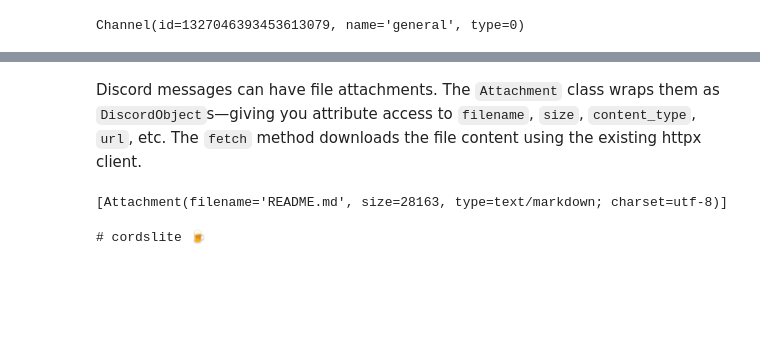
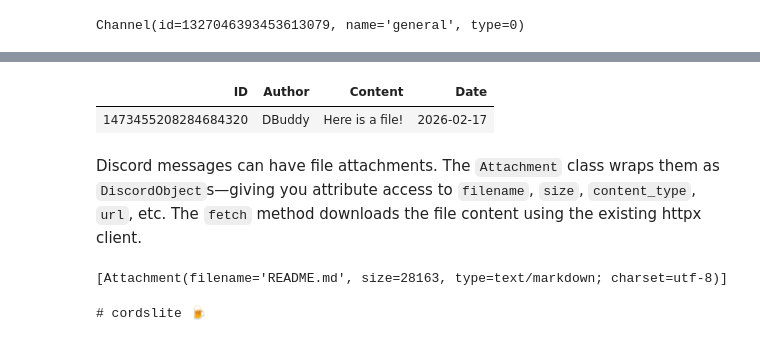
Before and after one commit to AnswerDotAI/cordslite, a Jupyter notebook: nbs/00_core.ipynb, the cells around one changed output, grey strips where cells are left out. Cells and saved outputs as stored; diff of their text form; code cells hidden in the pictures; blank space fills up the shorter version.

```diff
--- a/nbs/00_core.ipynb
+++ b/nbs/00_core.ipynb
@@ -204,3 +242,8 @@ Message(id=1470909425689563179, author='DBuddy', content='Here is a file!')
+# %%
+await ch.search(has='file', limit=1)
+# %% [output]
+| ID | Author | Content | Date |
+| 1473455208284684320 | DBuddy | Here is a file! | 2026-02-17 |
 # %% [markdown]
 Discord messages can have file attachments. The `Attachment` class wraps them as `DiscordObject`s—giving you attribute access to `filename`, `size`, `content_type`, `url`, etc. The `fetch` method downloads the file content using the existing httpx client.
 # %%
```
Also changed, not shown: parts of 12 cells of this notebook, 2 other files.
